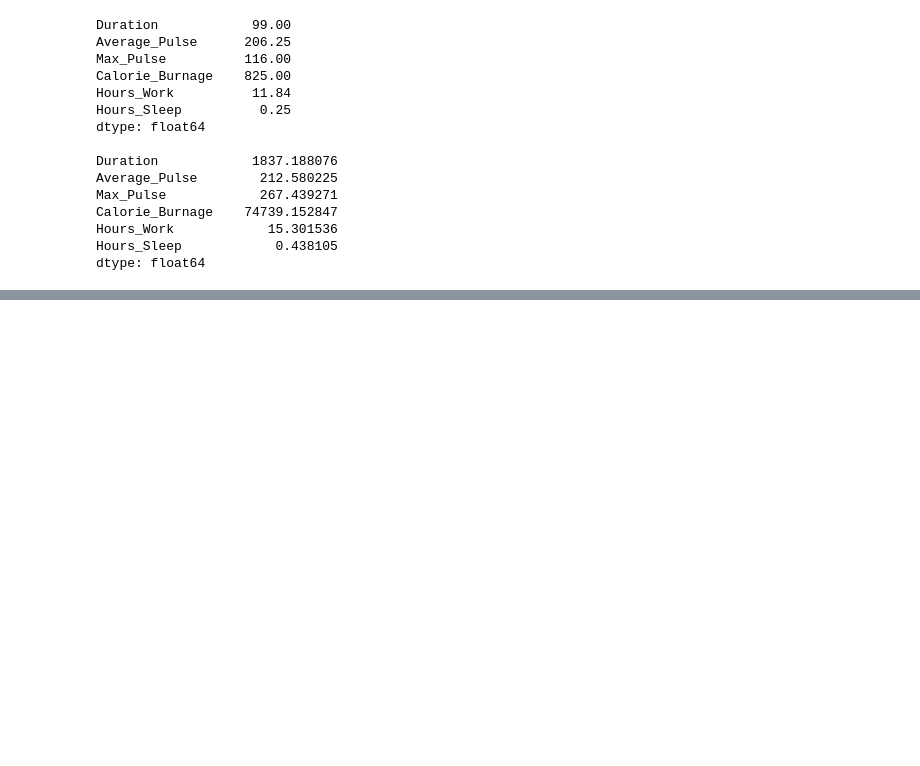
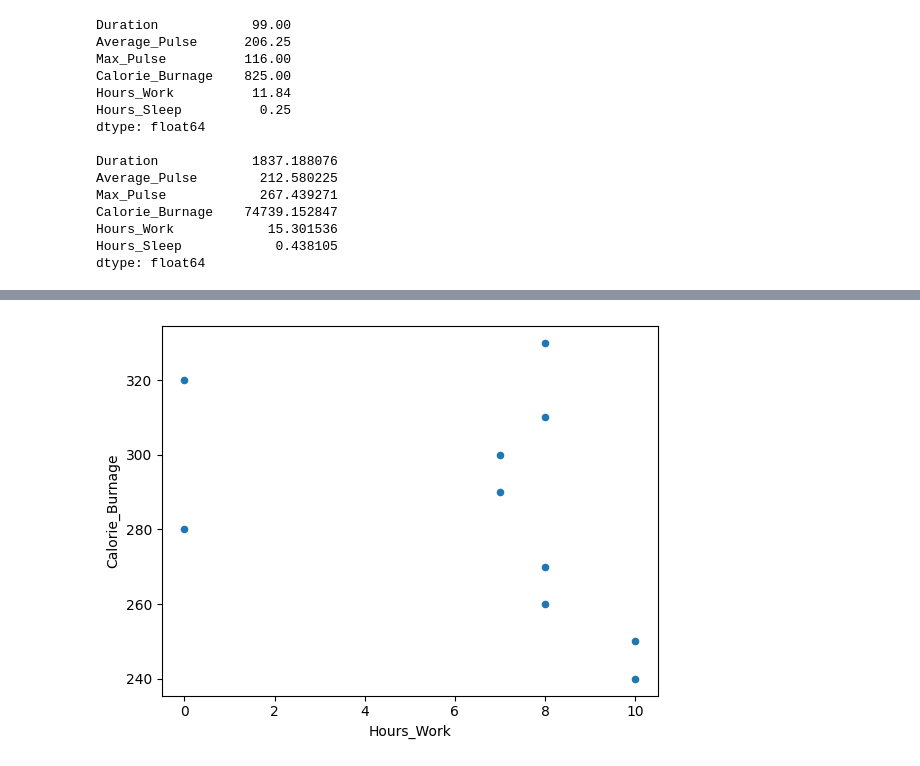
Before and after one commit to nelsonudochukwu/100-Page-Machine-Learning, a Jupyter notebook: machinelearn.ipynb, the cells around one changed output, grey strips where cells are left out. Cells and saved outputs as stored; diff of their text form; code cells hidden in the pictures; blank space fills up the shorter version.

```diff
--- a/machinelearn.ipynb
+++ b/machinelearn.ipynb
@@ -312,0 +336,5 @@ dtype: float64
+# %%
+health_data.plot(x= 'Hours_Work', y= 'Calorie_Burnage', kind='scatter')
+plt.show()
+# %% [output]
+[figure, added]
```
Also changed, not shown: parts of 3 cells of this notebook.
